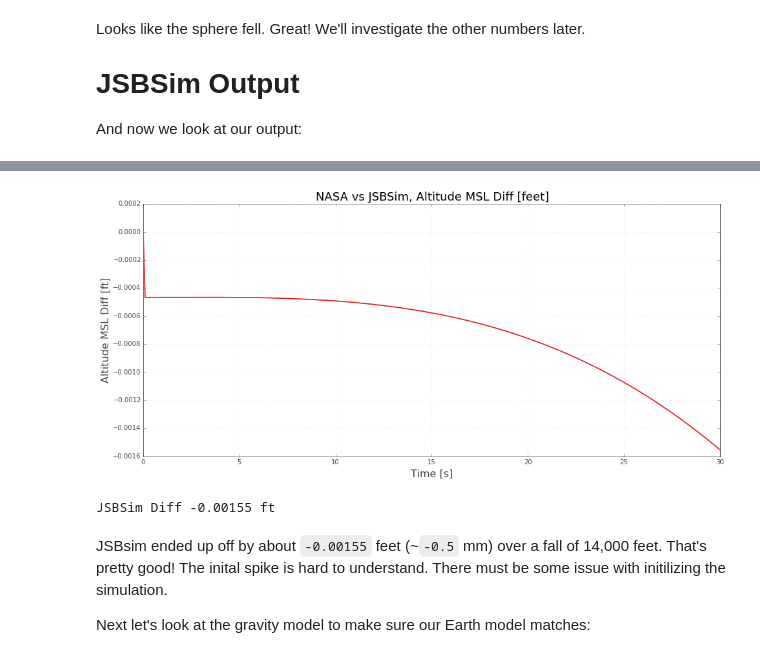
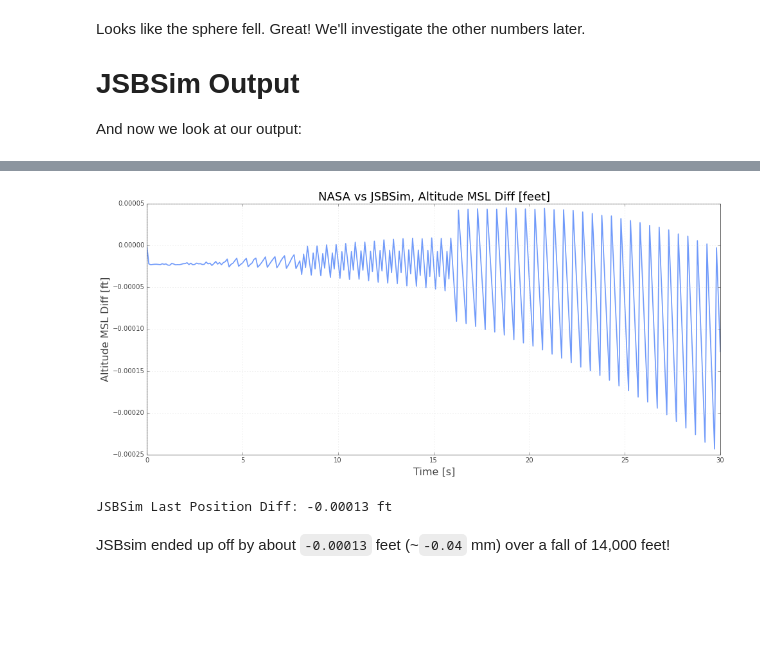
Before and after one commit to open-aerospace/jsbsim-nasa-test-cases, a Jupyter notebook: case-01-dragless_sphere/results.ipynb, the cells around one changed output, grey strips where cells are left out. Cells and saved outputs as stored; diff of their text form; code cells hidden in the pictures; blank space fills up the shorter version.

Commit message:
NASA DATA: I was doing it all wrong. Individual test cases were being presented, need to make our own averages

```diff
--- a/case-01-dragless_sphere/results.ipynb
+++ b/case-01-dragless_sphere/results.ipynb
@@ -7,17 +7,10 @@ from numpy import loadtxt
 import matplotlib.pyplot as plt
 %matplotlib inline
 
-columns = loadtxt("test/NASA_Data_Atmos_01_sim_01.csv", delimiter=',', unpack=True)
+columns = loadtxt("test/NASA-testcase_atmos_01.csv", delimiter=',', unpack=True)
 
-n_times              = columns[ 0]
-n_altitudeMsl        = columns[ 7]
-n_longitude          = columns[ 8]
-n_latitude           = columns[ 9]
-n_localGravity       = columns[10]
-n_eulerAngle_Roll    = columns[13]
-n_altitudeRateWrtMsl = columns[17]
-n_mach               = columns[28]
-n_dynamicPressure    = columns[29]
+n_times              = columns[0]
+n_altitudeMsl        = columns[1]
 
 ax = plt.figure(figsize=(16,9))
 plt.title(r"NASA Reference Data, Altitude MSL [feet]")
@@ -65,17 +58,15 @@ Now lets pointwise diff the two results.
 # %%
 ax = plt.figure(figsize=(16,7))
 plt.title(r"NASA vs JSBSim, Altitude MSL Diff [feet]")
 plt.ylabel(r"Altitude MSL Diff [ft]")
 plt.xlabel(r"Time [s]")
-plt.plot(j_times, j_altitudeMsl-n_altitudeMsl)
+plt.plot(j_times, j_altitudeMsl-n_altitudeMsl, color='#709afa')
 ax.axes[0].set_xlim([0,30])
 plt.show()
 
-print "JSBSim Diff %0.5f ft" % (j_altitudeMsl[-1]-n_altitudeMsl[-1])
+print "JSBSim Last Position Diff: %0.5f ft" % (j_altitudeMsl[-1]-n_altitudeMsl[-1])
 # %% [output]
-[figure, old version]
+[figure, new version]
-JSBSim Diff -0.00155 ft
+JSBSim Last Position Diff: -0.00013 ft
 # %% [markdown]
-JSBsim ended up off by about `-0.00155` feet (~`-0.5` mm) over a fall of 14,000 feet. That's pretty good! The inital spike is hard to understand. There must be some issue with initilizing the simulation.
-
-Next let's look at the gravity model to make sure our Earth model matches:
+JSBsim ended up off by about `-0.00013` feet (~`-0.04` mm) over a fall of 14,000 feet!
```
Also changed, not shown: parts of 7 cells of this notebook, 9 other files.
